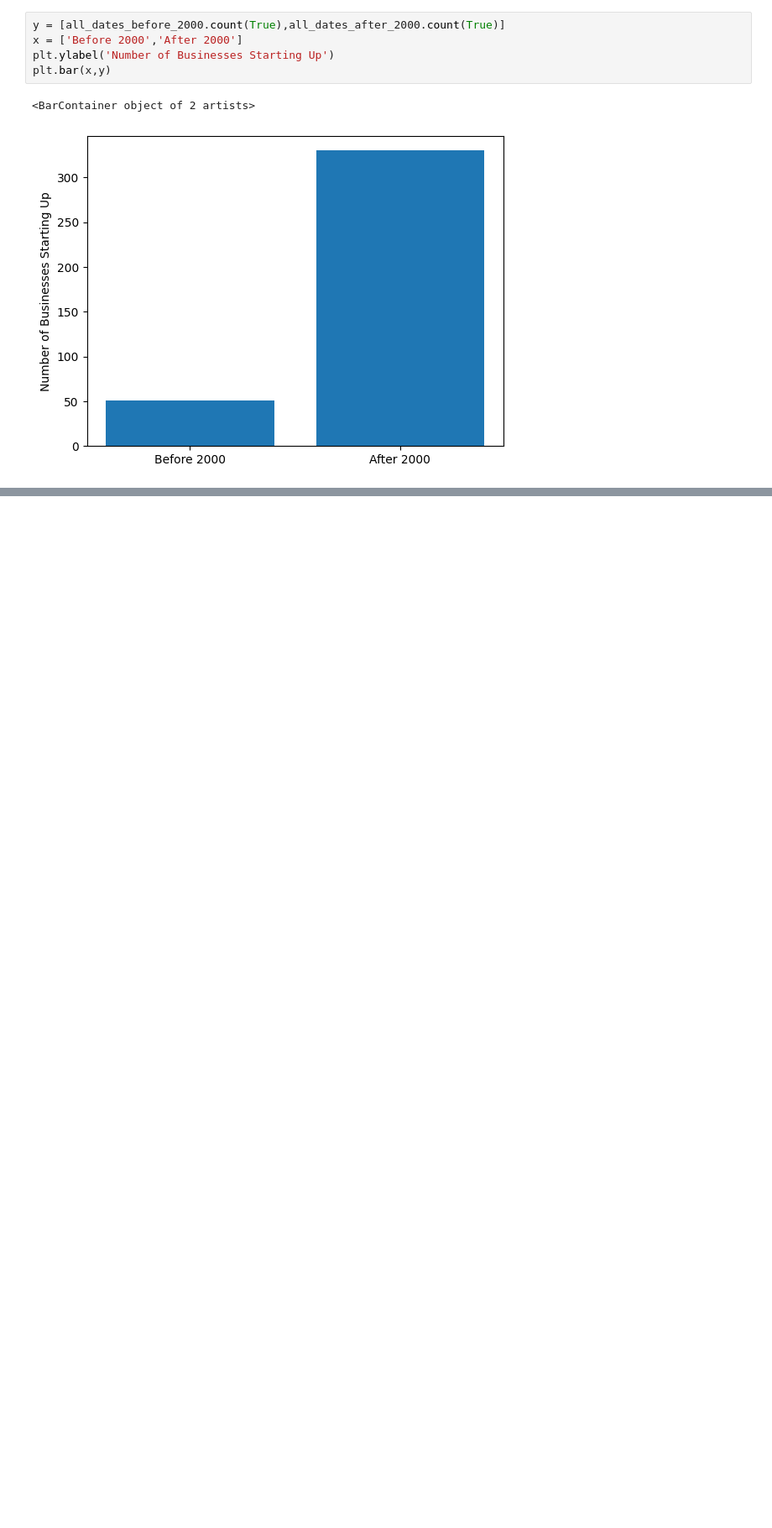
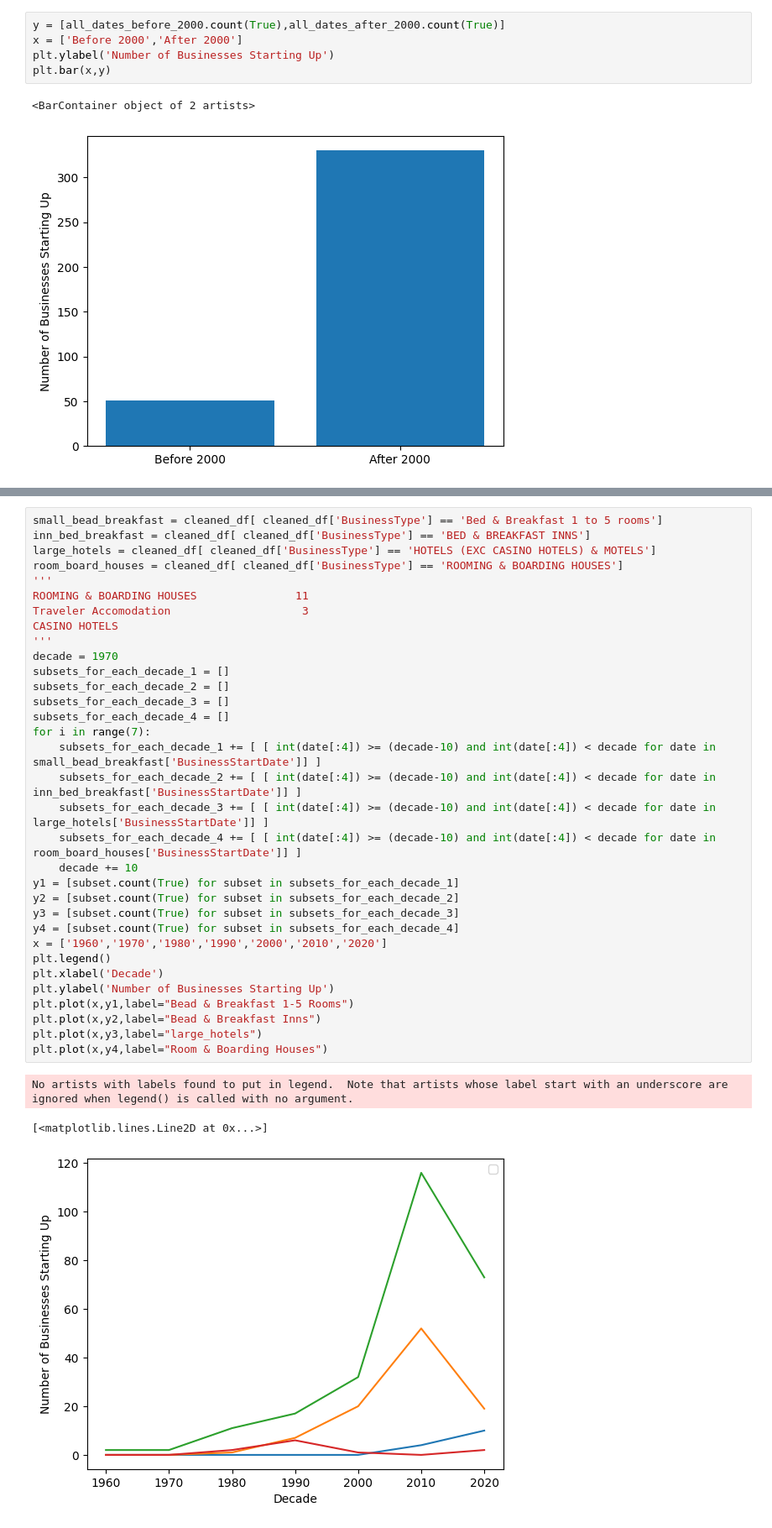
Before and after one commit to dbdesign-students-spring2024/8-pandas-exploration-jlnsr, a Jupyter notebook: analysis.ipynb, the cells around one changed output, grey strips where cells are left out. Shown: that part at 84% size. Cells and saved outputs as stored; diff of their text form; blank space fills up the shorter version.

```diff
--- a/analysis.ipynb
+++ b/analysis.ipynb
@@ -585,0 +639,37 @@ plt.bar(x,y)
+# %%
+small_bead_breakfast = cleaned_df[ cleaned_df['BusinessType'] == 'Bed & Breakfast 1 to 5 rooms']
+inn_bed_breakfast = cleaned_df[ cleaned_df['BusinessType'] == 'BED & BREAKFAST INNS']
+large_hotels = cleaned_df[ cleaned_df['BusinessType'] == 'HOTELS (EXC CASINO HOTELS) & MOTELS']
+room_board_houses = cleaned_df[ cleaned_df['BusinessType'] == 'ROOMING & BOARDING HOUSES']
+'''
+ROOMING & BOARDING HOUSES               11
+Traveler Accomodation                    3
+CASINO HOTELS
+'''
+decade = 1970
+subsets_for_each_decade_1 = []
+subsets_for_each_decade_2 = []
+subsets_for_each_decade_3 = []
+subsets_for_each_decade_4 = []
+for i in range(7):
+    subsets_for_each_decade_1 += [ [ int(date[:4]) >= (decade-10) and int(date[:4]) < decade for date in small_bead_breakfast['BusinessStartDate']] ]
+    subsets_for_each_decade_2 += [ [ int(date[:4]) >= (decade-10) and int(date[:4]) < decade for date in inn_bed_breakfast['BusinessStartDate']] ]
+    subsets_for_each_decade_3 += [ [ int(date[:4]) >= (decade-10) and int(date[:4]) < decade for date in large_hotels['BusinessStartDate']] ]
+    subsets_for_each_decade_4 += [ [ int(date[:4]) >= (decade-10) and int(date[:4]) < decade for date in room_board_houses['BusinessStartDate']] ]
+    decade += 10
+y1 = [subset.count(True) for subset in subsets_for_each_decade_1]
+y2 = [subset.count(True) for subset in subsets_for_each_decade_2]
+y3 = [subset.count(True) for subset in subsets_for_each_decade_3]
+y4 = [subset.count(True) for subset in subsets_for_each_decade_4]
+x = ['1960','1970','1980','1990','2000','2010','2020']
+plt.legend()
+plt.xlabel('Decade')
+plt.ylabel('Number of Businesses Starting Up')
+plt.plot(x,y1,label="Bead & Breakfast 1-5 Rooms")
+plt.plot(x,y2,label="Bead & Breakfast Inns")
+plt.plot(x,y3,label="large_hotels")
+plt.plot(x,y4,label="Room & Boarding Houses")
+# %% [output]
+No artists with labels found to put in legend.  Note that artists whose label start with an underscore are ignored when legend() is called with no argument.
+[<matplotlib.lines.Line2D at 0x...>]
+[figure, added]
```
Also changed, not shown: parts of 25 cells of this notebook.
